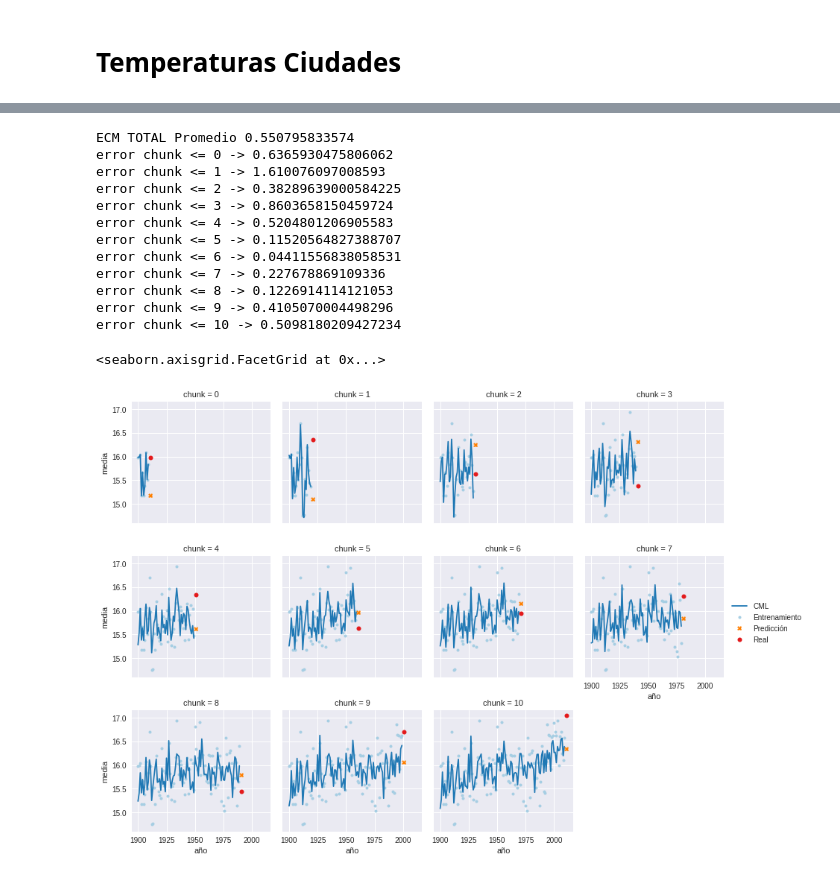
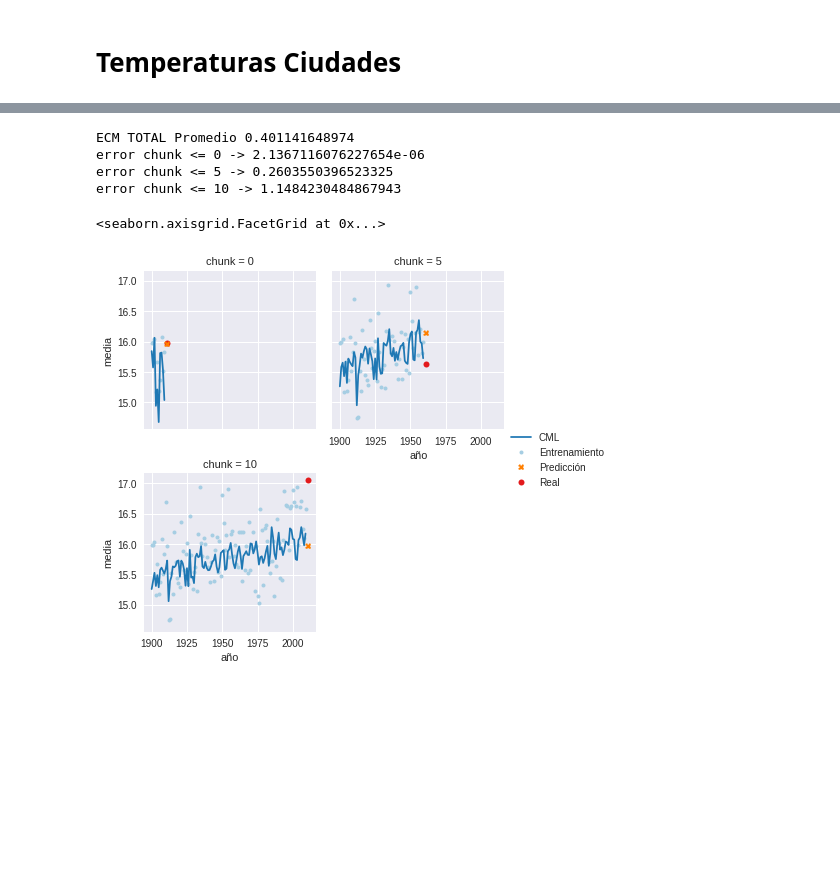
Before and after one commit to smcsicardi/metnum-tp3, a Jupyter notebook: temperaturas ciudades.ipynb, the cells around one changed output, grey strips where cells are left out. Saved outputs shown, nothing was run; the diff lists cells and outputs as text; code cells hidden in the pictures; blank space fills up the shorter version.

Commit message:
grafico 3 chunks en temperaturas

```diff
--- a/temperaturas ciudades.ipynb
+++ b/temperaturas ciudades.ipynb
@@ -221,49 +270,49 @@ fechasT, xsT, ysT, resXST, fechasP, xsP, ysP, resXSP = resolver(dfCity, dfe, 197
 # Pruebo si puedo predecir la ciudad del oeste 'El Paso' con las del Este.
 # Desde 1900 hasta 2010 tomando chunks de 10 años y prediciendo el siguiente.
 # Variables -> avg, altitude, year
-# funcion lineal
+# funcion variables a la 7
 
 ciudadWest = 'El Paso'
 dfCity = groupByCitiesW.get_group(ciudadWest)
 dfe = dfE.copy(deep=True)
-funcion = lambda xs: [xs[i] for i in range(len(xs))] + [1]
+funcion = lambda xs: [xs[i]**7 for i in range(len(xs))] + [1]
 
 dicChunks = calcularDatosEnChunks(dfCity, dfe, 1900, 10, 2010, 1, funcion)
 
 df2 = pd.DataFrame(dicChunks).T
 df2.columns = ['fechasT', 'xsT', 'ysT', 'resXST', 'fechasP', 'xsP', 'ysP', 'resXSP']
 
 # Agrego una columna de enteros al dataframe para poder pasarsela al facetGrid sino tira error
 df2.sort_values(['fechasP'], inplace=True)
 chunkList = []
 for i in range(len(list(df2['fechasP']))):
     chunkList.append(i)
 df2['chunk'] = chunkList
 
 # Calculo el ECM Promedio de todos
 dicECM = calcularDatosEnChunks(dfCity, dfe, 1900, 1, 2010, 1, funcion)
 ecmProm = 0
 for k,v in dicECM.items():
     ecmProm += ecm(v[7], v[6])
 ecmProm = ecmProm/len(dicECM)
 print("ECM TOTAL Promedio", ecmProm)
 
-l = sns.FacetGrid(df2, col="chunk", col_wrap=4, size=3)
+#PARA IMPRIMIR LOS 10 CHUNKS
+#l = sns.FacetGrid(df2, col="chunk", col_wrap=4, size=3)
+
+#ESTAS LINEAS HACEN QUE SE IMPRIMAN SOLO 3 CHUNKS 0, 5 Y 10
+dfChunks0510 = pd.concat([df2[df2['chunk'] == 0 ], df2[df2['chunk'] == 5], df2[df2['chunk'] == 10]])
+l = sns.FacetGrid(dfChunks0510, col="chunk", col_wrap=2, size=3)
+
+
+#ESTAS LINEAS SIRVEN PARA AMBAS IMPRESIONES
 l.map_dataframe(funcForPlot, 'fechasT', 'resXST').set_xlabels('año').set_ylabels('media')
-# si add_legend() no esta despues de map_dataframe() no lo agrega
+#si add_legend() no esta despues de map_dataframe() no lo agrega
 l.add_legend()
 # %% [output]
-ECM TOTAL Promedio 0.550795833574
-error chunk <= 0 -> 0.6365930475806062
-error chunk <= 1 -> 1.610076097008593
-error chunk <= 2 -> 0.38289639000584225
-error chunk <= 3 -> 0.8603658150459724
-error chunk <= 4 -> 0.5204801206905583
-error chunk <= 5 -> 0.11520564827388707
-error chunk <= 6 -> 0.04411556838058531
-error chunk <= 7 -> 0.227678869109336
-error chunk <= 8 -> 0.1226914114121053
-error chunk <= 9 -> 0.4105070004498296
-error chunk <= 10 -> 0.5098180209427234
+ECM TOTAL Promedio 0.401141648974
+error chunk <= 0 -> 2.1367116076227654e-06
+error chunk <= 5 -> 0.2603550396523325
+error chunk <= 10 -> 1.1484230484867943
 <seaborn.axisgrid.FacetGrid at 0x...>
-[figure, old version]
+[figure, new version]
```
Also changed, not shown: parts of 14 cells of this notebook.
